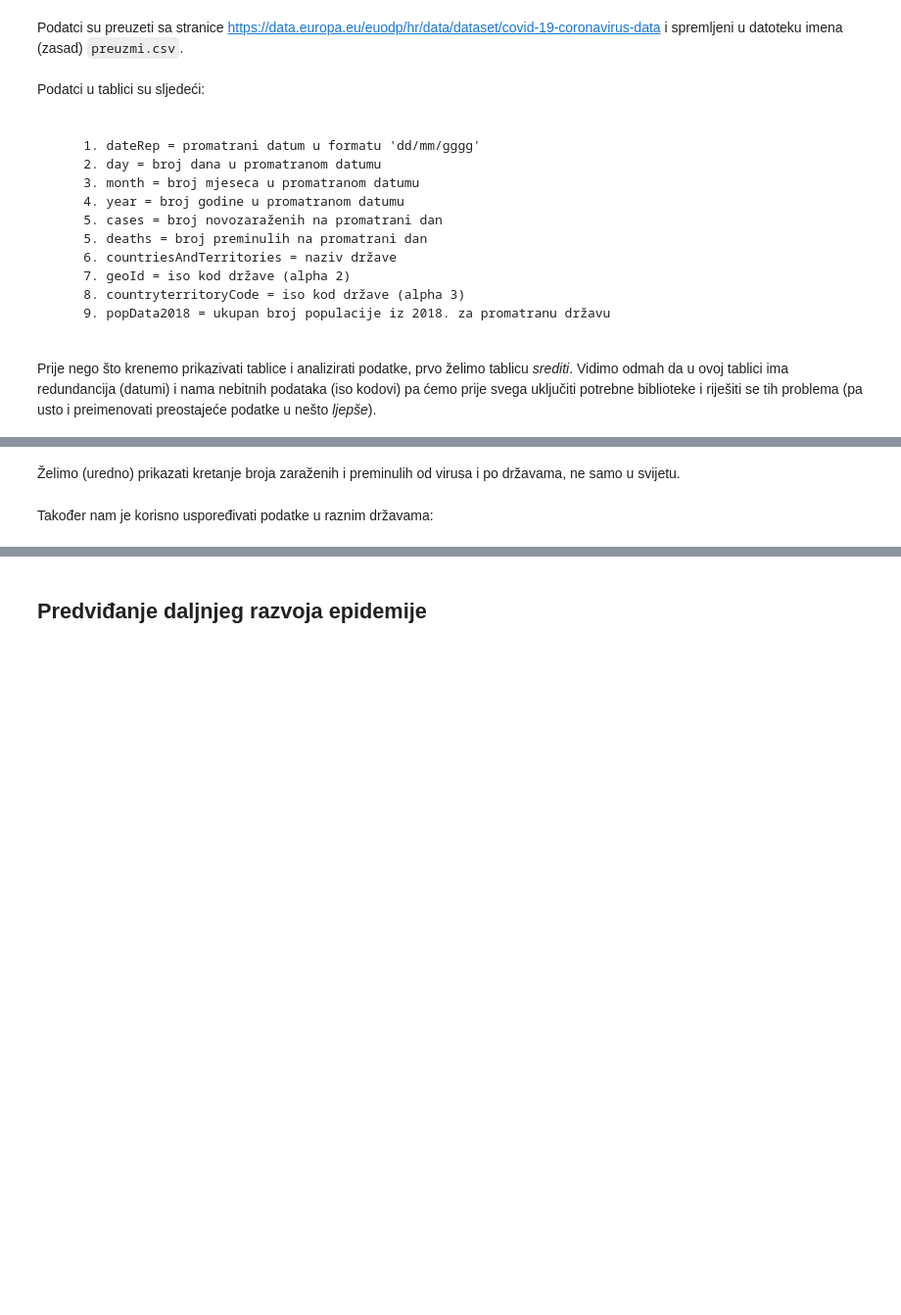
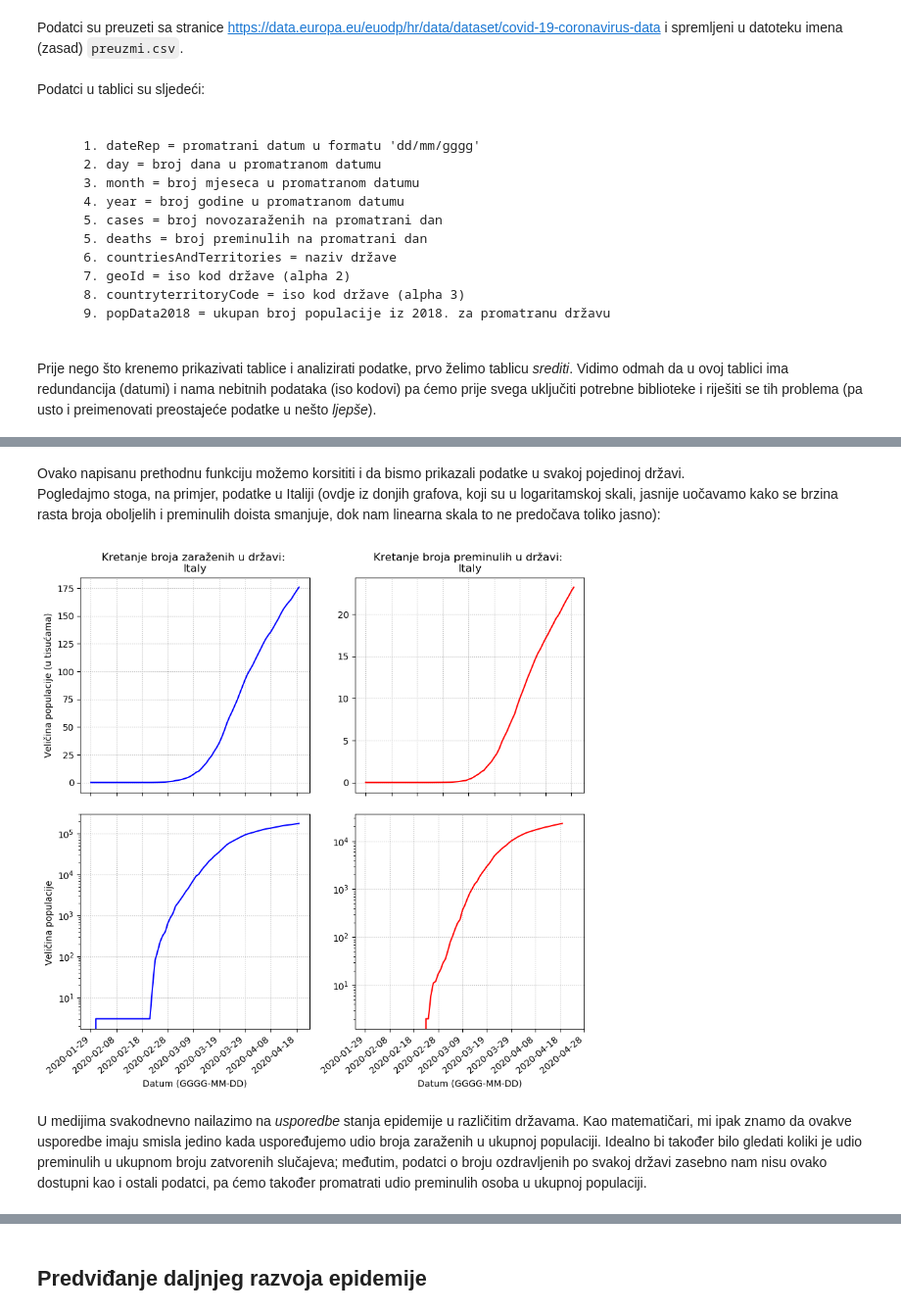
Before and after one commit to dominikmik195/mat_soft, a Jupyter notebook: corona_formal.ipynb, the cells around one changed output, grey strips where cells are left out. Shown at 98% size. Drawn from its saved outputs; the diff is of its cells as text; code cells hidden in the pictures; blank space fills up the shorter version.

Commit message:
Rad na formalizaciji
Početni radovi na formalizaciji eseja.
Uređeni i dohvaćeni podatci za Hrvatsku koji će se koristiti za demonstraciju SIR i SIRS modela.
Mali razvoj SIR i SIRS modela.

```diff
--- a/corona_formal.ipynb
+++ b/corona_formal.ipynb
@@ -119,7 +120,12 @@ prikaz_kontinuiranog_stanja('World')
-# %% [markdown]
-Želimo (uredno) prikazati kretanje broja zaraženih i preminulih od virusa i po državama, ne samo u svijetu.
-# %% [markdown]
-Također nam je korisno uspoređivati podatke u raznim državama:
+# %% [markdown]
+Ovako napisanu prethodnu funkciju možemo korsititi i da bismo prikazali podatke u svakoj pojedinoj državi.<br>
+Pogledajmo stoga, na primjer, podatke u Italiji (ovdje iz donjih grafova, koji su u logaritamskoj skali, jasnije uočavamo kako se brzina rasta broja oboljelih i preminulih doista smanjuje, dok nam linearna skala to ne predočava toliko jasno):
+# %%
+prikaz_kontinuiranog_stanja('Italy')
+# %% [output]
+[figure, added]
+# %% [markdown]
+U medijima svakodnevno nailazimo na <i>usporedbe</i> stanja epidemije u različitim državama. Kao matematičari, mi ipak znamo da ovakve usporedbe imaju smisla jedino kada uspoređujemo udio broja zaraženih u ukupnoj populaciji. Idealno bi također bilo gledati koliki je udio preminulih u ukupnom broju zatvorenih slučajeva; međutim, podatci o broju ozdravljenih po svakoj državi zasebno nam nisu ovako dostupni kao i ostali podatci, pa ćemo također promatrati udio preminulih osoba u ukupnoj populaciji.
 # %%
 def pripremi_podatke(država, argument):
     dates = np.array(izdvoji_državu(država)['Date'])
```
Also changed, not shown: parts of 13 cells of this notebook, 2 other files.
